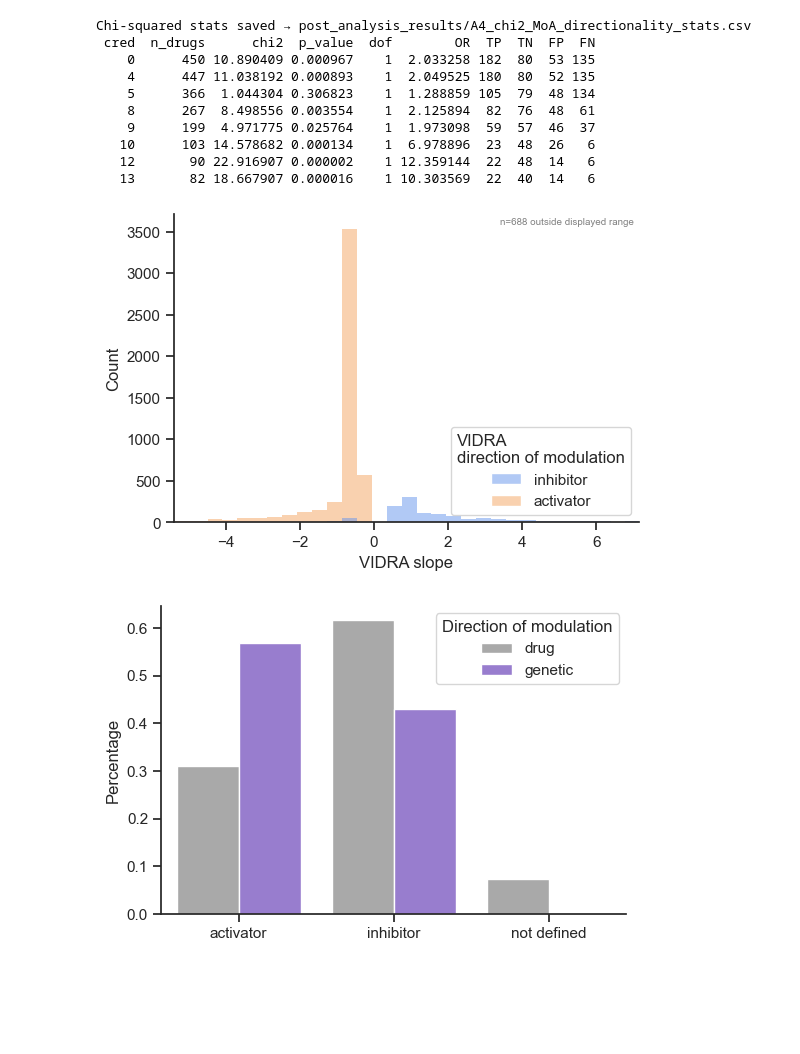
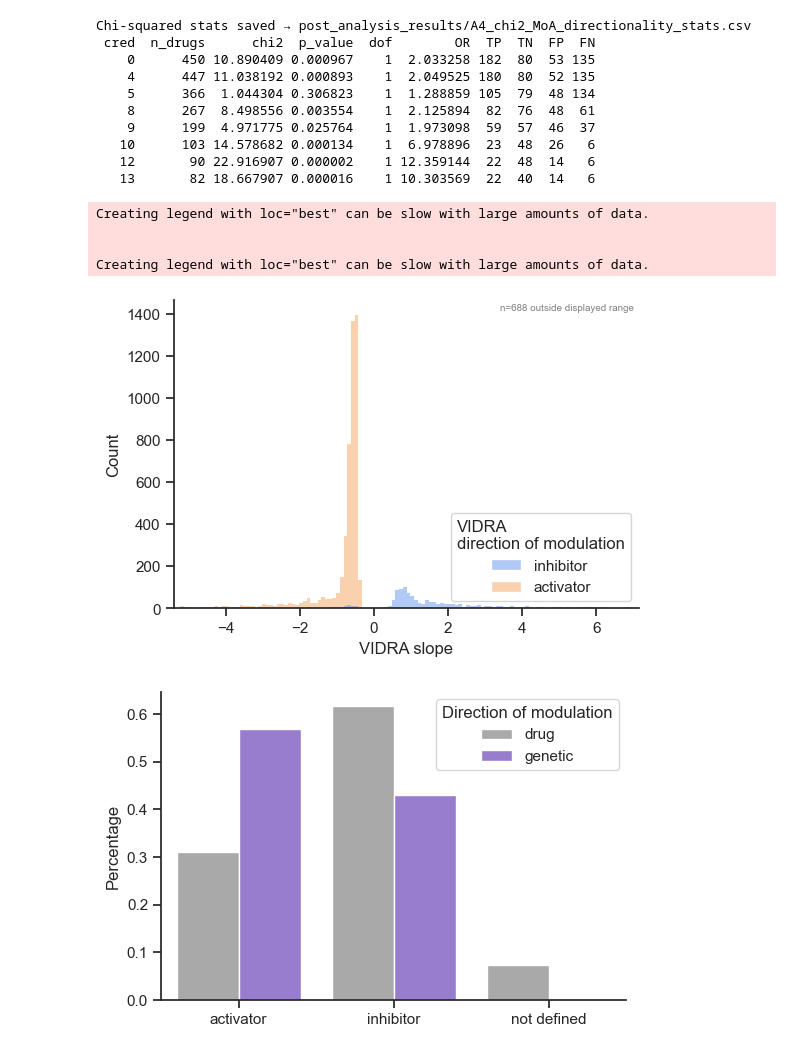
Before and after one commit to TrynkaLab/VIDRA, a Jupyter notebook: scripts/post_stat/post_analysis.ipynb, the cells around one changed output. Cells and saved outputs as stored; diff of their text form; code cells hidden in the pictures; blank space fills up the shorter version.

Commit message:
fix: changing to binwidth instead of bin number

```diff
--- a/scripts/post_stat/post_analysis.ipynb
+++ b/scripts/post_stat/post_analysis.ipynb
@@ -1752,40 +1752,44 @@ idx = df_moa.groupby("gene")["median"].apply(lambda x: x.abs().idxmax())
 max_abs_medians = df_moa.loc[idx]
 panel_b = max_abs_medians[max_abs_medians["predicted"]]
 
-# Clip display to the 1-99th percentile: the new pipeline produces a few
+# Clip display to the 5th-95th percentile: the new pipeline produces a few
 # extreme slopes (|slope| up to ~10^3) that otherwise compress the bulk of
 # the distribution into a single bin. Data is not filtered, only the x-range.
 lo, hi = panel_b["median"].quantile([0.05, 0.95])
 n_out = int(((panel_b["median"] < lo) | (panel_b["median"] > hi)).sum())
 
 fig, ax = plt.subplots(figsize=(6, 4))
 sns.histplot(
     data=panel_b,
     x="median",
     hue="MoA_AS",
     hue_order=["inhibitor", "activator"],
     palette={"inhibitor": "cornflowerblue", "activator": "sandybrown"},
-    bins=10000,
+    binwidth=0.1,
     ax=ax,
 )
 ax.set_xlim(lo, hi)
 ax.set_xlabel("VIDRA slope")
 ax.set_ylabel("Count")
 leg = ax.get_legend()
 if leg is not None:
     leg.set_title("VIDRA\ndirection of modulation")
 if n_out:
     ax.text(0.99, 0.99, f"n={n_out} outside displayed range",
             transform=ax.transAxes, ha="right", va="top",
             fontsize=7, color="grey")
 fig.savefig(
     os.path.join(OUT_DIR, "A4_slope_distribution_by_direction.pdf"),
     dpi=600,
     bbox_inches="tight",
 )
 plt.show()
 # %% [output]
+Creating legend with loc="best" can be slow with large amounts of data.
+
+
+Creating legend with loc="best" can be slow with large amounts of data.
-[figure, old version]
+[figure, new version]
 # %%
 # ── Figure 4c — direction of modulation: drug annotation vs VIDRA ─────────
 # Drug (external annotation): proportions across ALL drug-target MoA calls.
```
Also changed, not shown: parts of 1 cell of this notebook.
